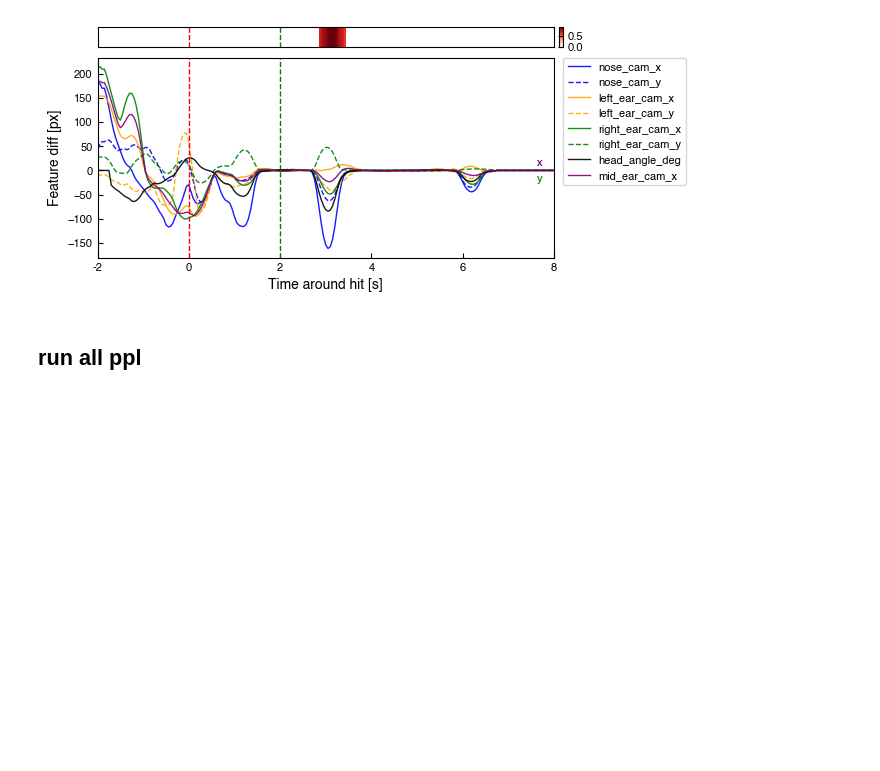
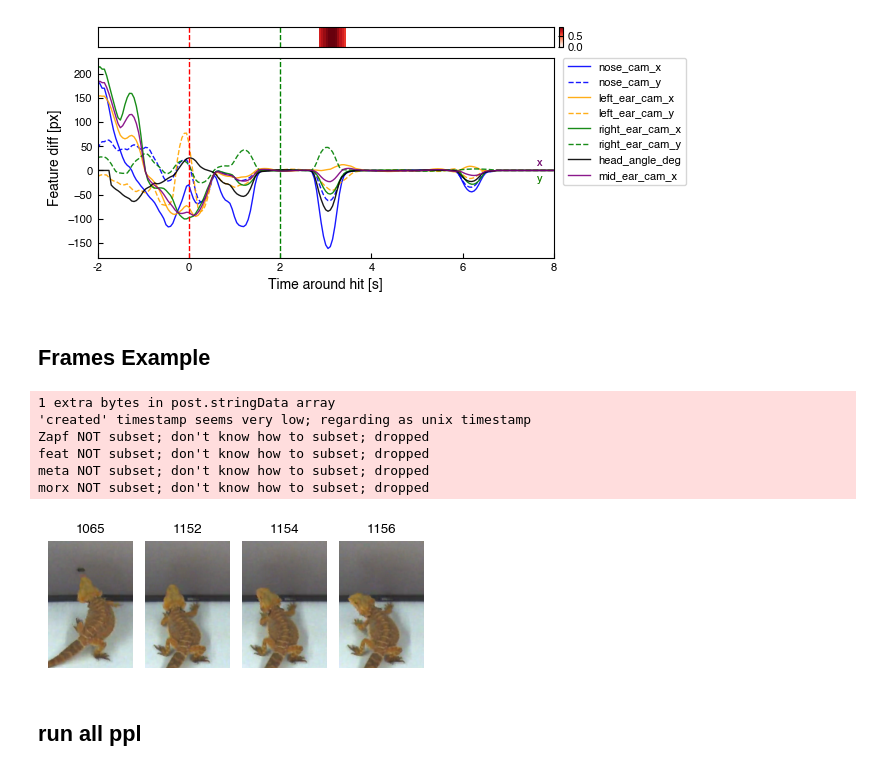
Before and after one commit to EvolutionaryNeuralCodingLab/PreyTouch, a Jupyter notebook: head_turn_detection/src/detct_head_turn.ipynb, the cells around one changed output. Cells and saved outputs as stored; diff of their text form; code cells hidden in the pictures; blank space fills up the shorter version.

```diff
--- a/head_turn_detection/src/detct_head_turn.ipynb
+++ b/head_turn_detection/src/detct_head_turn.ipynb
@@ -265,6 +266,43 @@ feat NOT subset; don't know how to subset; dropped
 meta NOT subset; don't know how to subset; dropped
 morx NOT subset; don't know how to subset; dropped
 [figure]
+# %% [markdown]
+## Frames Example
+# %%
+cap = cv2.VideoCapture('../data/back_20230531T113504.mp4')
+start_frame = 1065
+cap.set(cv2.CAP_PROP_POS_FRAMES, start_frame)
+frames = [start_frame, 1152, 1154, 1156]
+n_frames = len(frames)
+fig, axes = plt.subplots(1, n_frames, figsize=(1 * n_frames, 1 * 2))
+i = 0
+for frame_id in range(frames[-1] - start_frame + 1):
+    ret, frame = cap.read()
+    if frame_id + start_frame in frames:
+        frame = cv2.cvtColor(frame, cv2.COLOR_BGR2RGB)
+        # frame = frame[100:500, 300:1000]
+        frame = frame[200:500, 550:750]
+        frame = cv2.convertScaleAbs(frame, alpha=1.3, beta=30)
+        kernel = np.array([[0, -1, 0],
+                           [-1, 5, -1],
+                           [0, -1, 0]])
+        frame = cv2.filter2D(frame, -1, kernel)
+        frame = cv2.resize(frame, None, fx=2, fy=2, interpolation=cv2.INTER_CUBIC)  # upscale
+        frame = cv2.bilateralFilter(frame, d=9, sigmaColor=75, sigmaSpace=75)  # edge-preserving smoothing
+        axes[i].imshow(frame)
+        axes[i].axis('off')
+        axes[i].set_title(f"{frame_id + start_frame}")
+        i += 1
+fig.tight_layout()
+fig.savefig(f'{FIGURE_PATH}/figures/head_turn_frames_example.pdf')
+# %% [output]
+1 extra bytes in post.stringData array
+'created' timestamp seems very low; regarding as unix timestamp
+Zapf NOT subset; don't know how to subset; dropped
+feat NOT subset; don't know how to subset; dropped
+meta NOT subset; don't know how to subset; dropped
+morx NOT subset; don't know how to subset; dropped
+[figure, added]
 # %% [markdown]
 ## run all ppl
 # %%
```
Also changed, not shown: parts of 6 cells of this notebook.
